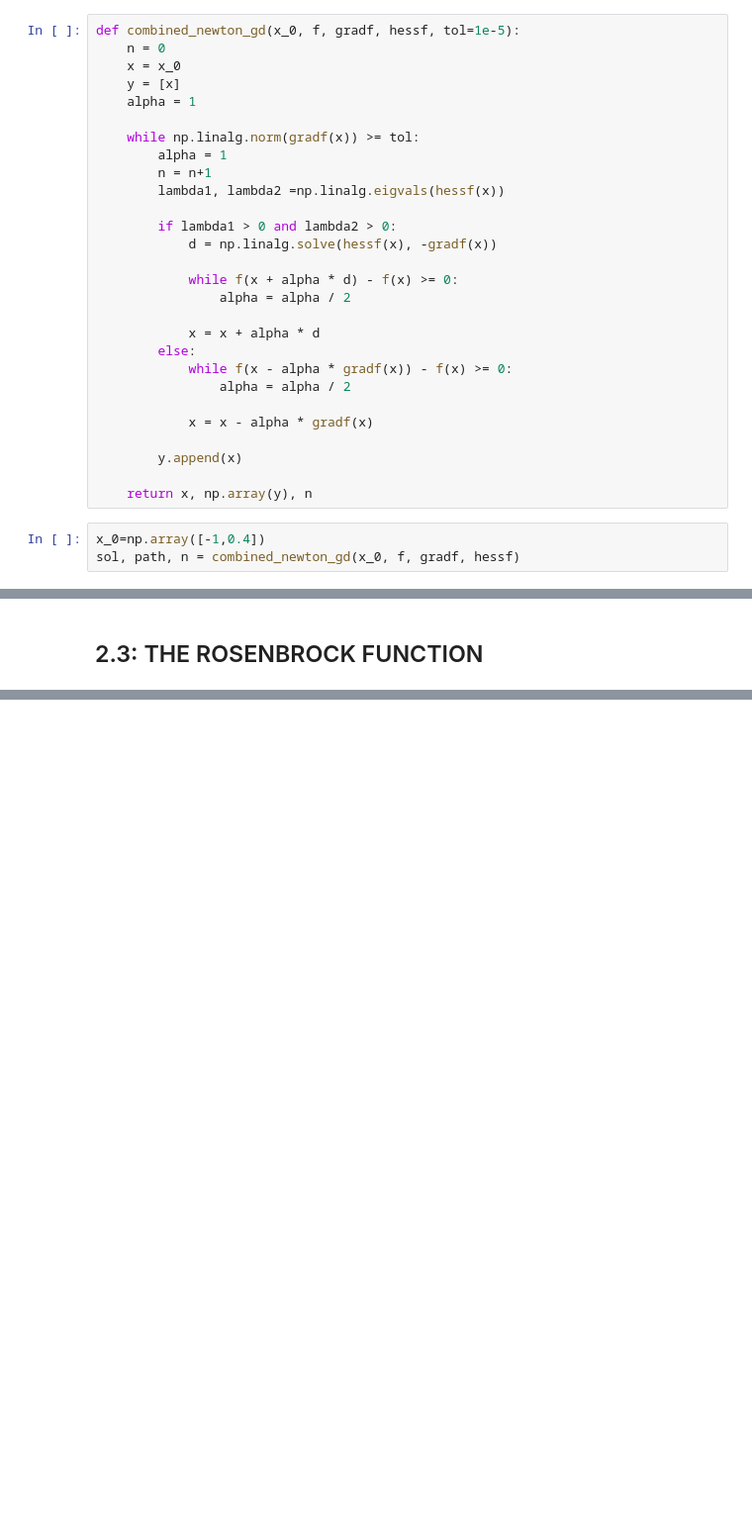
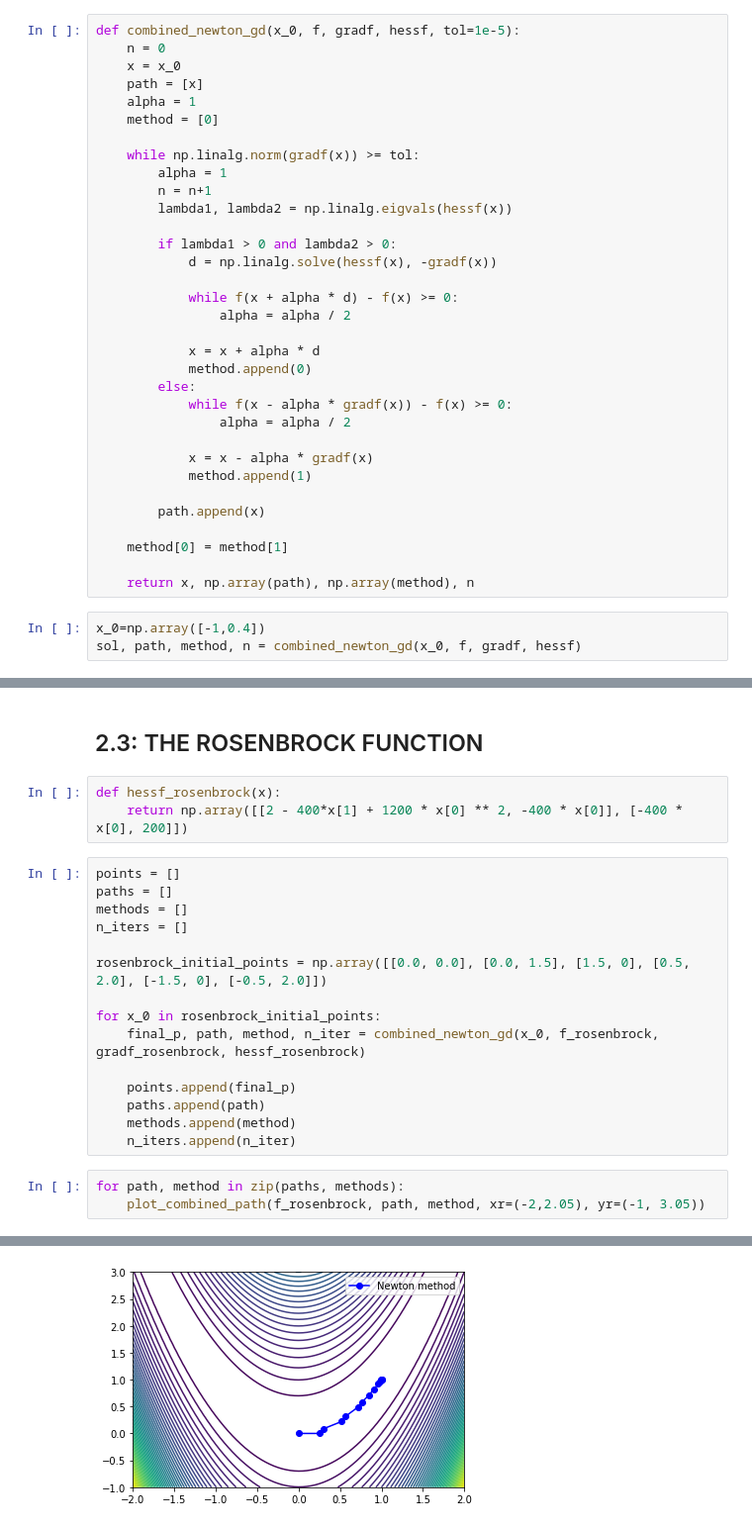
Before and after one commit to Vol0kin/OPT, a Jupyter notebook: Labs/Lab2/Lab_2.ipynb, the cells around one changed output, grey strips where cells are left out. Shown at 99% size. Cells and saved outputs as stored; diff of their text form; blank space fills up the shorter version.

```diff
--- a/Labs/Lab2/Lab_2.ipynb
+++ b/Labs/Lab2/Lab_2.ipynb
@@ -432,13 +459,14 @@ Using the Newton-gradient descent method
 def combined_newton_gd(x_0, f, gradf, hessf, tol=1e-5):
     n = 0
     x = x_0
-    y = [x]
+    path = [x]
     alpha = 1
+    method = [0]
 
     while np.linalg.norm(gradf(x)) >= tol:
         alpha = 1
         n = n+1
-        lambda1, lambda2 =np.linalg.eigvals(hessf(x))
+        lambda1, lambda2 = np.linalg.eigvals(hessf(x))
 
         if lambda1 > 0 and lambda2 > 0:
             d = np.linalg.solve(hessf(x), -gradf(x))
@@ -447,15 +475,19 @@ def combined_newton_gd(x_0, f, gradf, hessf, tol=1e-5):
                 alpha = alpha / 2
 
             x = x + alpha * d
+            method.append(0)
         else:
             while f(x - alpha * gradf(x)) - f(x) >= 0:
                 alpha = alpha / 2
 
             x = x - alpha * gradf(x)
+            method.append(1)
 
-        y.append(x)
+        path.append(x)
 
-    return x, np.array(y), n
+    method[0] = method[1]
+
+    return x, np.array(path), np.array(method), n
 # %%
 x_0=np.array([-1,0.4])
-sol, path, n = combined_newton_gd(x_0, f, gradf, hessf)
+sol, path, method, n = combined_newton_gd(x_0, f, gradf, hessf)
@@ -471,2 +546,24 @@ Num. iterations: 7      Final point: [-0.08984201  0.7126564 ]
 # %% [markdown]
 ## 2.3: THE ROSENBROCK FUNCTION
+# %%
+def hessf_rosenbrock(x):
+    return np.array([[2 - 400*x[1] + 1200 * x[0] ** 2, -400 * x[0]], [-400 * x[0], 200]])
+# %%
+points = []
+paths = []
+methods = []
+n_iters = []
+
+rosenbrock_initial_points = np.array([[0.0, 0.0], [0.0, 1.5], [1.5, 0], [0.5, 2.0], [-1.5, 0], [-0.5, 2.0]])
+
+for x_0 in rosenbrock_initial_points:
+    final_p, path, method, n_iter = combined_newton_gd(x_0, f_rosenbrock, gradf_rosenbrock, hessf_rosenbrock)
+
+    points.append(final_p)
+    paths.append(path)
+    methods.append(method)
+    n_iters.append(n_iter)
+# %%
+for path, method in zip(paths, methods):
+    plot_combined_path(f_rosenbrock, path, method, xr=(-2,2.05), yr=(-1, 3.05))
+# %% [output]
@@ -472,0 +571 @@ Num. iterations: 7      Final point: [-0.08984201  0.7126564 ]
+[figure, added]
```
Also changed, not shown: parts of 37 cells of this notebook.
